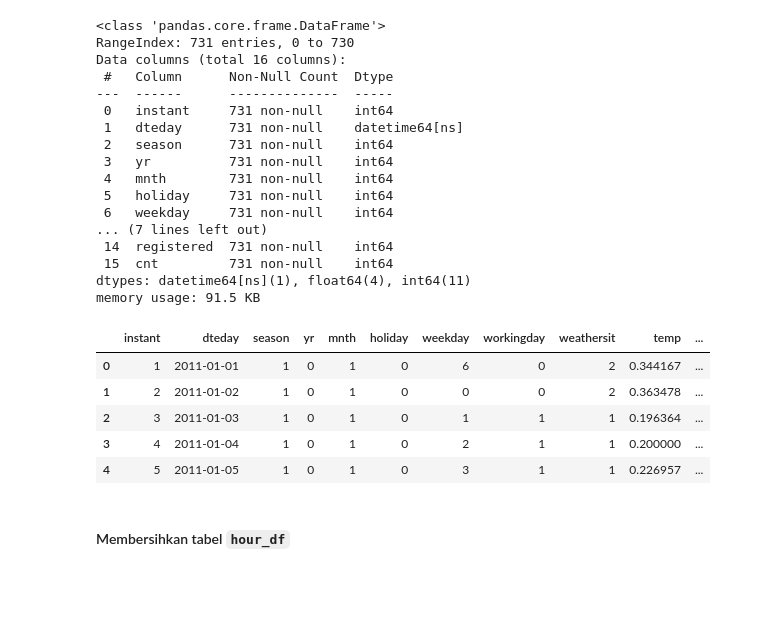
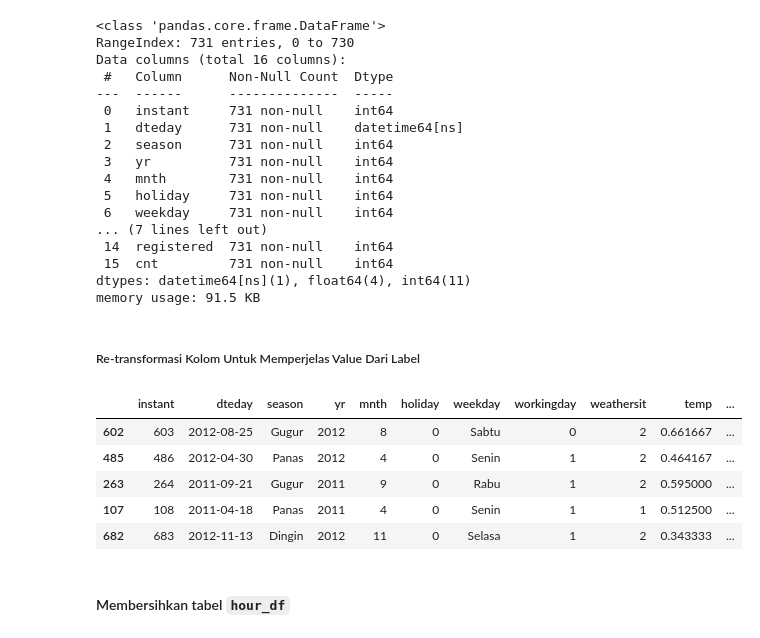
Before and after one commit to rahmat-ama/proyek-analisis-data, a Jupyter notebook: bike_sharing_data_analysis.ipynb, the cells around one changed output. Saved outputs shown, nothing was run; the diff lists cells and outputs as text; code cells hidden in the pictures; blank space fills up the shorter version.

```diff
--- a/bike_sharing_data_analysis.ipynb
+++ b/bike_sharing_data_analysis.ipynb
@@ -305,15 +305,31 @@ Data columns (total 16 columns):
  15  cnt         731 non-null    int64
 dtypes: datetime64[ns](1), float64(4), int64(11)
 memory usage: 91.5 KB
-# %%
-day_df.head()
-# %% [output]
-|  | instant | dteday | season | yr | mnth | holiday | weekday | workingday | weathersit | temp | ... |
-| 0 | 1 | 2011-01-01 | 1 | 0 | 1 | 0 | 6 | 0 | 2 | 0.344167 | ... |
-| 1 | 2 | 2011-01-02 | 1 | 0 | 1 | 0 | 0 | 0 | 2 | 0.363478 | ... |
-| 2 | 3 | 2011-01-03 | 1 | 0 | 1 | 0 | 1 | 1 | 1 | 0.196364 | ... |
-| 3 | 4 | 2011-01-04 | 1 | 0 | 1 | 0 | 2 | 1 | 1 | 0.200000 | ... |
-| 4 | 5 | 2011-01-05 | 1 | 0 | 1 | 0 | 3 | 1 | 1 | 0.226957 | ... |
+# %% [markdown]
+##### Re-transformasi Kolom Untuk Memperjelas Value Dari Label
+# %%
+# Label/Kolom Season
+season_mapping = {1 : 'Semi', 2 : 'Panas', 3 : 'Gugur', 4 : 'Dingin'}
+day_df['season'] = day_df.season.map(season_mapping)
+# %%
+# Label/Kolom Yr
+yr_mapping = {0 : '2011', 1 : '2012'}
+day_df['yr'] = day_df.yr.map(yr_mapping)
+# %%
+# Label/Kolom Weekday
+weekday_mapping = {0 : 'Minggu', 1 : 'Senin', 2 : 'Selasa',
+                   3 : 'Rabu', 4 : "Kamis", 5 : "Jum'at",
+                   6 : 'Sabtu'}
+day_df['weekday'] = day_df.weekday.map(weekday_mapping)
+# %%
+day_df.sample(5)
+# %% [output]
+|  | instant | dteday | season | yr | mnth | holiday | weekday | workingday | weathersit | temp | ... |
+| 602 | 603 | 2012-08-25 | Gugur | 2012 | 8 | 0 | Sabtu | 0 | 2 | 0.661667 | ... |
+| 485 | 486 | 2012-04-30 | Panas | 2012 | 4 | 0 | Senin | 1 | 2 | 0.464167 | ... |
+| 263 | 264 | 2011-09-21 | Gugur | 2011 | 9 | 0 | Rabu | 1 | 2 | 0.595000 | ... |
+| 107 | 108 | 2011-04-18 | Panas | 2011 | 4 | 0 | Senin | 1 | 1 | 0.512500 | ... |
+| 682 | 683 | 2012-11-13 | Dingin | 2012 | 11 | 0 | Selasa | 1 | 2 | 0.343333 | ... |
 # %% [markdown]
 #### Membersihkan tabel `hour_df`
 # %%
```
Also changed, not shown: parts of 18 cells of this notebook, 1 other file.
